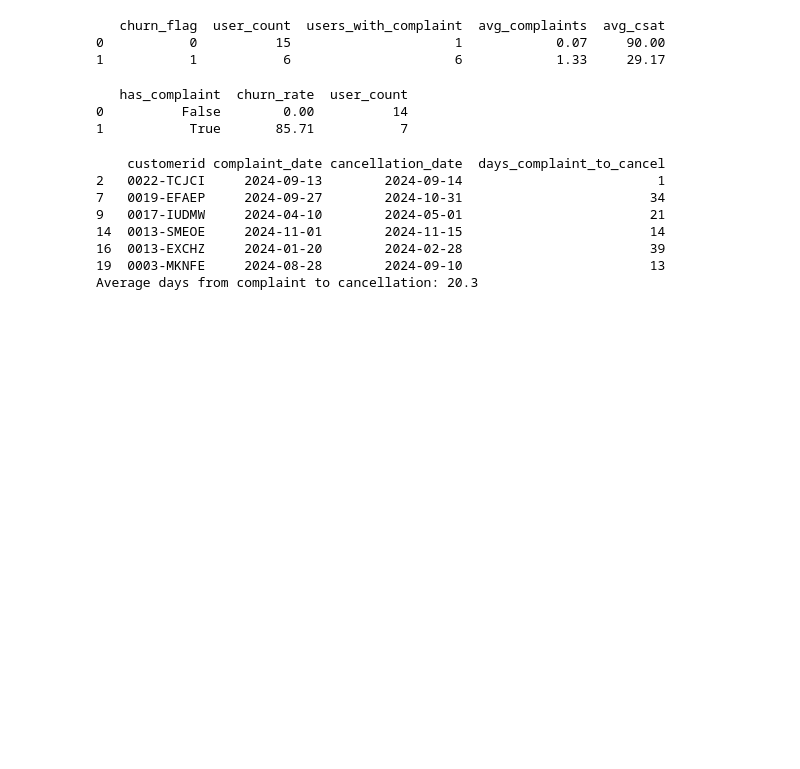
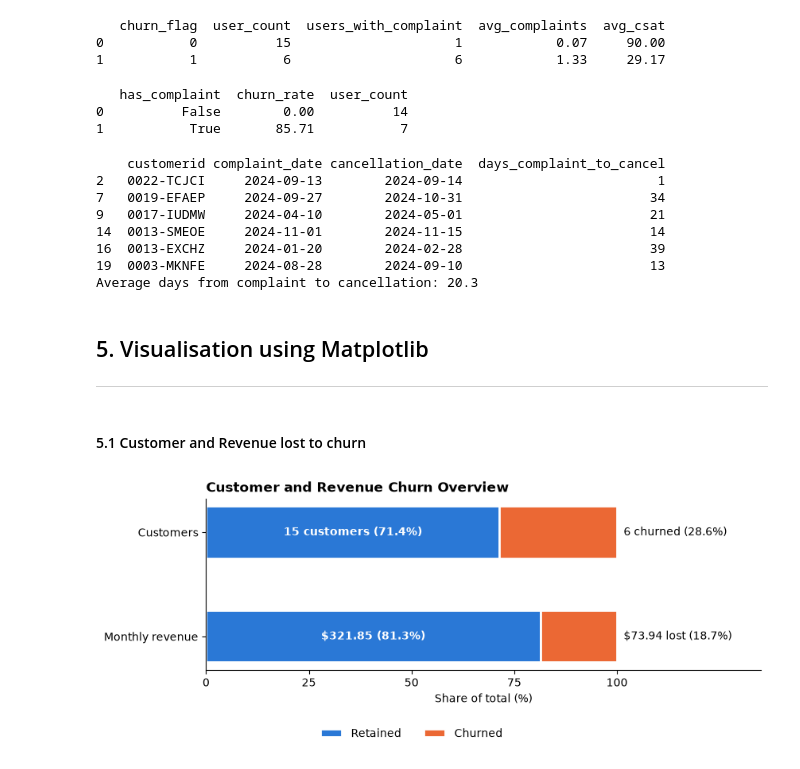
Before and after one commit to SBundhunDev/Customer_Churn_Analysis, a Jupyter notebook: Notebook/OTT_Customer_Churn_Analysis.ipynb, the cells around one changed output. Cells and saved outputs as stored; diff of their text form; code cells hidden in the pictures; blank space fills up the shorter version.

Commit message:
Add visuals,updated readme file and created new folder to save charts

```diff
--- a/Notebook/OTT_Customer_Churn_Analysis.ipynb
+++ b/Notebook/OTT_Customer_Churn_Analysis.ipynb
@@ -1074,3 +1076,7 @@ print(f"Average days from complaint to cancellation: {churned_with_complaint['da
 16  0013-EXCHZ     2024-01-20        2024-02-28                        39
 19  0003-MKNFE     2024-08-28        2024-09-10                        13
 Average days from complaint to cancellation: 20.3
+# %% [markdown]
+## 5.  Visualisation using Matplotlib
+
+---
@@ -1076,0 +1121,50 @@ Average days from complaint to cancellation: 20.3
+# %% [markdown]
+#### 5.1 Customer and Revenue lost to churn
+# %%
+# Two Stacked bars (Matplotlib)
+
+# Numbers behind the chart
+total_users   = len(df_visual)
+churned_users = df_visual['churn_flag'].sum()
+total_revenue = df_visual['monthly_charges'].sum()
+lost_revenue  = df_visual.loc[df_visual['churn_flag'] == 1, 'monthly_charges'].sum()
+
+# List storing calculate values.
+rows         = ['Monthly revenue', 'Customers']
+churned_pct  = [lost_revenue / total_revenue * 100, churned_users / total_users * 100]
+retained_revenue_pct   = 100 - churned_pct[0]    # first item: monthly revenue
+retained_customers_pct = 100 - churned_pct[1]    # second item: customers
+
+retained_pct = [retained_revenue_pct, retained_customers_pct]
+
+plt.figure(figsize=(9, 2.8))
+
+# Retained share first, then the churned share stacked to its right
+bars_retained = plt.barh(rows, retained_pct, color=COLOR_RETAINED, label='Retained',
+                         height=0.5, edgecolor='white', linewidth=2)
+bars_churned  = plt.barh(rows, churned_pct, left=retained_pct, color=COLOR_CHURNED, label='Churned',
+                         height=0.5, edgecolor='white', linewidth=2)
+
+# Retained values inside the blue part, churned values to the right of the bar
+plt.bar_label(bars_retained, label_type='center', color='white', fontweight='bold',
+              labels=[f'${total_revenue - lost_revenue:,.2f} ({retained_pct[0]:.1f}%)',
+                      f'{total_users - churned_users} customers ({retained_pct[1]:.1f}%)'])
+plt.bar_label(bars_churned, padding=6,
+              labels=[f'${lost_revenue:,.2f} lost ({churned_pct[0]:.1f}%)',
+                      f'{churned_users} churned ({churned_pct[1]:.1f}%)'])
+
+plt.title('Customer and Revenue Churn Overview' \
+'')
+plt.xlabel('Share of total (%)')
+plt.xlim(0, 135)                                   # room for the labels on the right
+plt.xticks([0, 25, 50, 75, 100])
+plt.legend(loc='upper center', bbox_to_anchor=(0.37, -0.28), ncol=2)
+plt.savefig('../images/churn_overview.png', dpi=150, bbox_inches='tight') # saving result to images folder
+plt.show()
+
+# Insight:
+# - 6 of 21 customers churned (28.6%), taking $73.94 of $395.79 in monthly revenue (18.7%).
+# - The revenue share lost is smaller than the customer share lost, so the customers
+#   who left were paying less than average.
+# %% [output]
+[figure, added]
```
Also changed, not shown: parts of 16 cells of this notebook, 8 other files.
